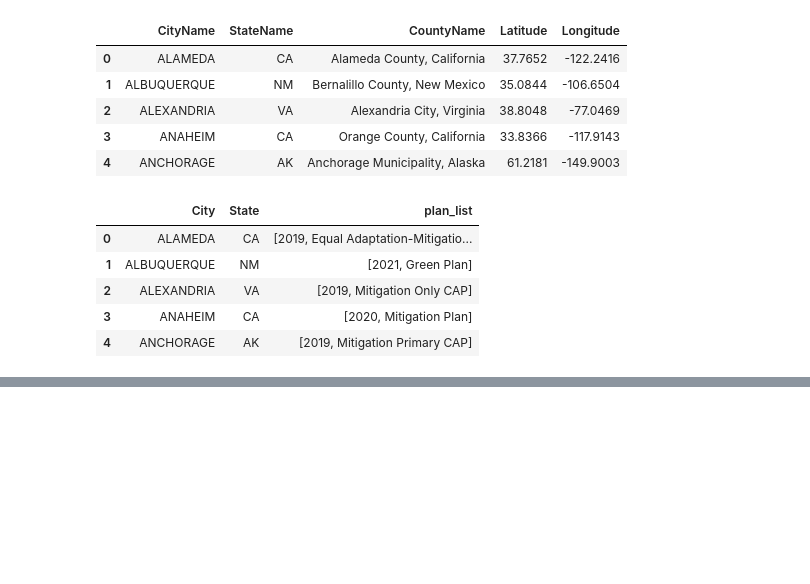
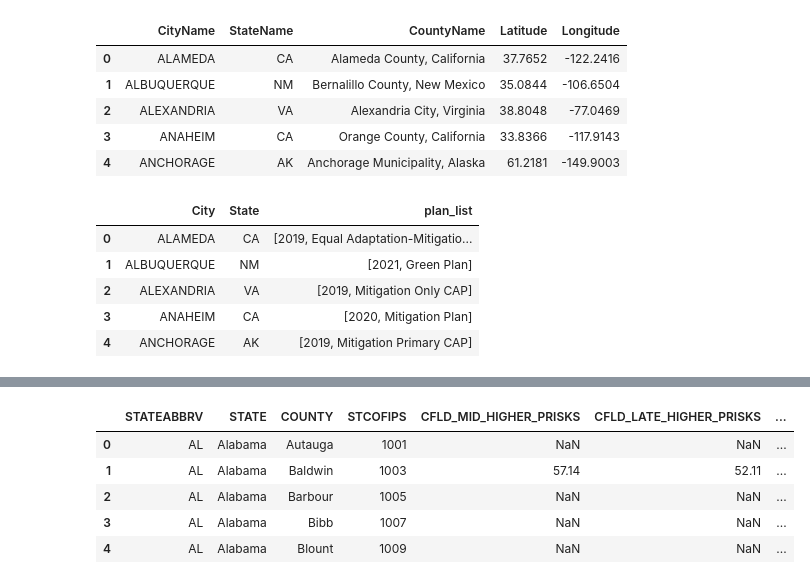
Before and after one commit to vanderbilt-data-science/climate-policy, a Jupyter notebook: maps_testing.ipynb, the cells around one changed output, grey strips where cells are left out. Saved outputs shown, nothing was run; the diff lists cells and outputs as text; code cells hidden in the pictures; blank space fills up the shorter version.

```diff
--- a/maps_testing.ipynb
+++ b/maps_testing.ipynb
@@ -270,0 +264,27 @@ pd.read_csv("counties_gdf.csv")
+# %%
+nri_df = nri_df[["STATEABBRV", "STATE", "COUNTY", "STCOFIPS",
+                     "CFLD_MID_HIGHER_PRISKS",
+                     "CFLD_LATE_HIGHER_PRISKS",
+                     "CFLD_MID_HIGHER_HM",
+                     "CFLD_LATE_HIGHER_HM",
+                     "WFIR_MID_HIGHER_PRISKS",
+                     "WFIR_LATE_HIGHER_PRISKS",
+                     "WFIR_MID_HIGHER_HM",
+                     "WFIR_LATE_HIGHER_HM",
+                     "DRGT_MID_HIGHER_PRISKS",
+                     "DRGT_LATE_HIGHER_PRISKS",
+                     "DRGT_MID_HIGHER_HM",
+                     "DRGT_LATE_HIGHER_HM",
+                     "HRCN_MID_HIGHER_PRISKS",
+                     "HRCN_LATE_HIGHER_PRISKS",
+                     "HRCN_MID_HIGHER_HM",
+                     "HRCN_LATE_HIGHER_HM"]]
+
+nri_df.head()
+# %% [output]
+|  | STATEABBRV | STATE | COUNTY | STCOFIPS | CFLD_MID_HIGHER_PRISKS | CFLD_LATE_HIGHER_PRISKS | ... |
+| 0 | AL | Alabama | Autauga | 1001 | NaN | NaN | ... |
+| 1 | AL | Alabama | Baldwin | 1003 | 57.14 | 52.11 | ... |
+| 2 | AL | Alabama | Barbour | 1005 | NaN | NaN | ... |
+| 3 | AL | Alabama | Bibb | 1007 | NaN | NaN | ... |
+| 4 | AL | Alabama | Blount | 1009 | NaN | NaN | ... |
```
Also changed, not shown: parts of 8 cells of this notebook, 7 other files.
